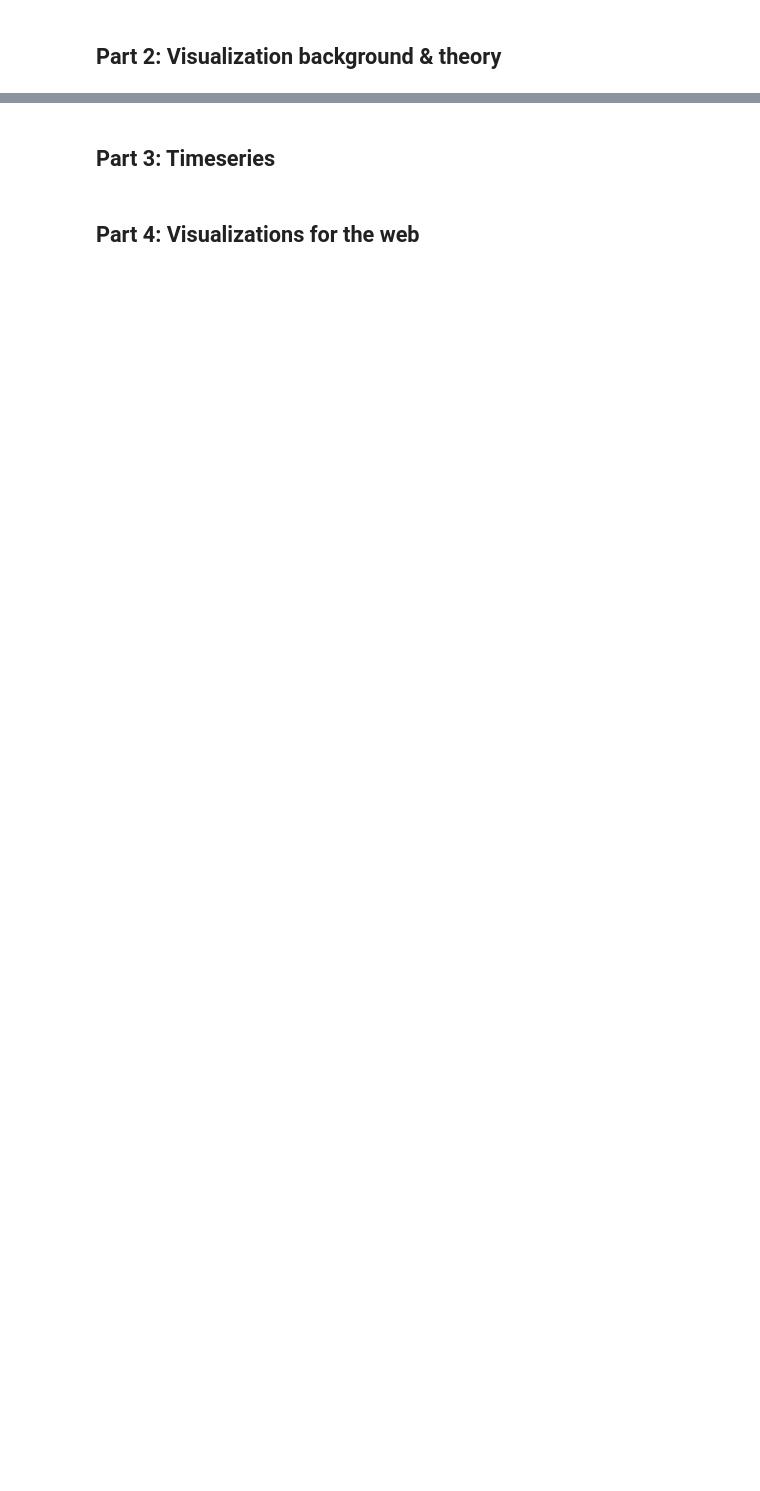
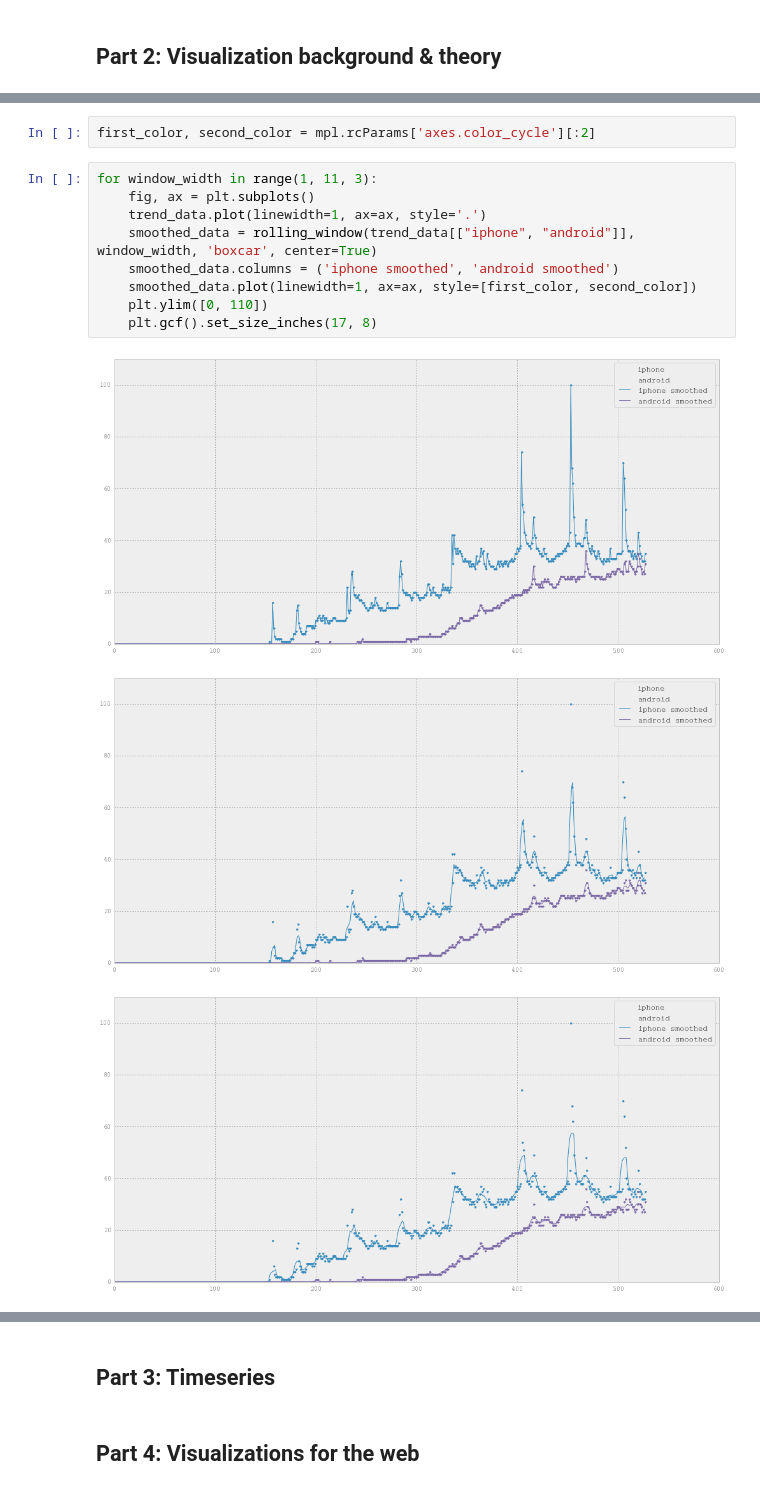
Before and after one commit to alphabits/02806-spring-2014, a Jupyter notebook: assignment-1.ipynb, the cells around one changed output, grey strips where cells are left out. Cells and saved outputs as stored; diff of their text form; blank space fills up the shorter version.

```diff
--- a/assignment-1.ipynb
+++ b/assignment-1.ipynb
@@ -224,0 +254,15 @@ for subplot, factor in zip(chain(*subplots), [.03, 0.1, 0.25, 0.7]):
+# %%
+first_color, second_color = mpl.rcParams['axes.color_cycle'][:2]
+# %%
+for window_width in range(1, 11, 3):
+    fig, ax = plt.subplots()
+    trend_data.plot(linewidth=1, ax=ax, style='.')
+    smoothed_data = rolling_window(trend_data[["iphone", "android"]], window_width, 'boxcar', center=True)
+    smoothed_data.columns = ('iphone smoothed', 'android smoothed')
+    smoothed_data.plot(linewidth=1, ax=ax, style=[first_color, second_color])
+    plt.ylim([0, 110])
+    plt.gcf().set_size_inches(17, 8)
+# %% [output]
+[figure, added]
+[figure, added]
+[figure, added]
```
Also changed, not shown: parts of 14 cells of this notebook, 1 other file.
